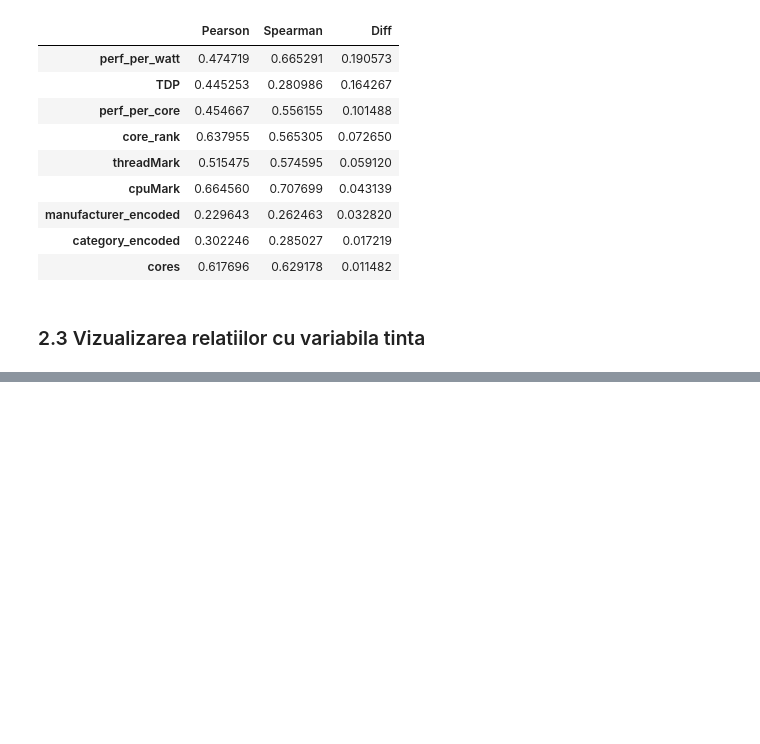
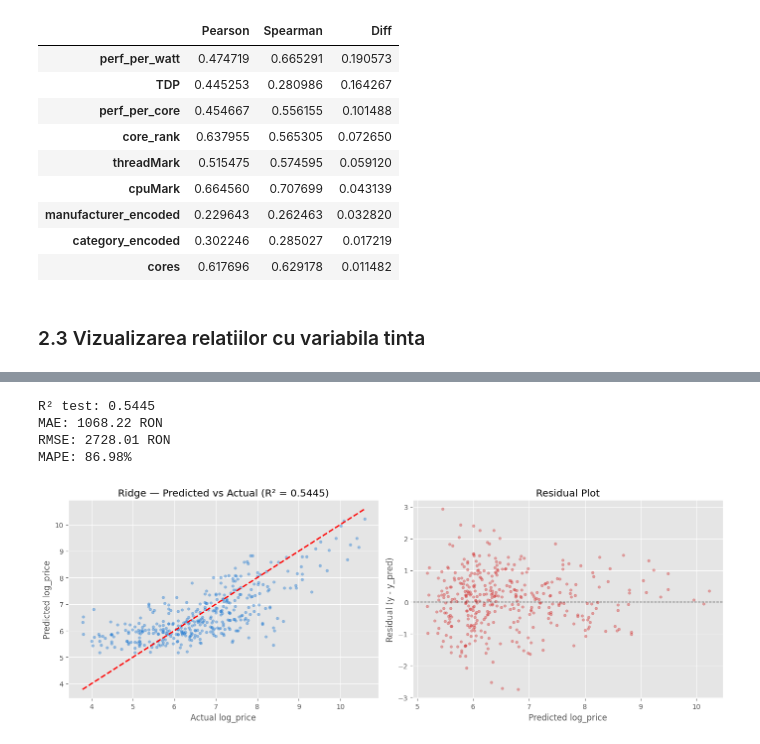
Before and after one commit to Madachii/sisteme-inteligente, a Jupyter notebook: src/notebook.ipynb, the cells around one changed output, grey strips where cells are left out. Drawn from its saved outputs; the diff is of its cells as text; code cells hidden in the pictures; blank space fills up the shorter version.

```diff
--- a/src/notebook.ipynb
+++ b/src/notebook.ipynb
@@ -297,0 +398,36 @@ Scorul R² pe setul de antrenament: 0.8287
+# %%
+y_pred_log_ridge = ridge.predict(X_test_s)
+
+r2_ridge = r2_score(y_test, y_pred_log_ridge)
+mae_ridge = mean_absolute_error(np.expm1(y_test), np.expm1(y_pred_log_ridge))
+rmse_ridge = np.sqrt(mean_squared_error(np.expm1(y_test), np.expm1(y_pred_log_ridge)))
+mape_ridge = np.mean(np.abs((np.expm1(y_test) - np.expm1(y_pred_log_ridge)) / np.expm1(y_test))) * 100
+
+print(f'R² test: {r2_ridge:.4f}')
+print(f'MAE: {mae_ridge:.2f} RON')
+print(f'RMSE: {rmse_ridge:.2f} RON')
+print(f'MAPE: {mape_ridge:.2f}%')
+
+fig, axes = plt.subplots(1, 2, figsize=(14, 5))
+axes[0].scatter(y_test, y_pred_log_ridge, alpha=0.4, s=15, color='#1976D2')
+min_val_ridge = min(y_test.min(), y_pred_log_ridge.min())
+max_val_ridge = max(y_test.max(), y_pred_log_ridge.max())
+axes[0].plot([min_val_ridge, max_val_ridge], [min_val_ridge, max_val_ridge], 'r--', linewidth=2)
+axes[0].set_xlabel('Actual log_price')
+axes[0].set_ylabel('Predicted log_price')
+axes[0].set_title(f'Ridge — Predicted vs Actual (R² = {r2_ridge:.4f})')
+residuals_ridge = y_test - y_pred_log_ridge
+axes[1].scatter(y_pred_log_ridge, residuals_ridge, alpha=0.4, s=15, color='#D32F2F')
+axes[1].axhline(y=0, color='black', linestyle='--', linewidth=1)
+axes[1].set_xlabel('Predicted log_price')
+axes[1].set_ylabel('Residual (y - y_pred)')
+axes[1].set_title('Residual Plot')
+
+plt.tight_layout()
+plt.show()
+# %% [output]
+R² test: 0.5445
+MAE: 1068.22 RON
+RMSE: 2728.01 RON
+MAPE: 86.98%
+[figure, added]
```
Also changed, not shown: parts of 20 cells of this notebook.
